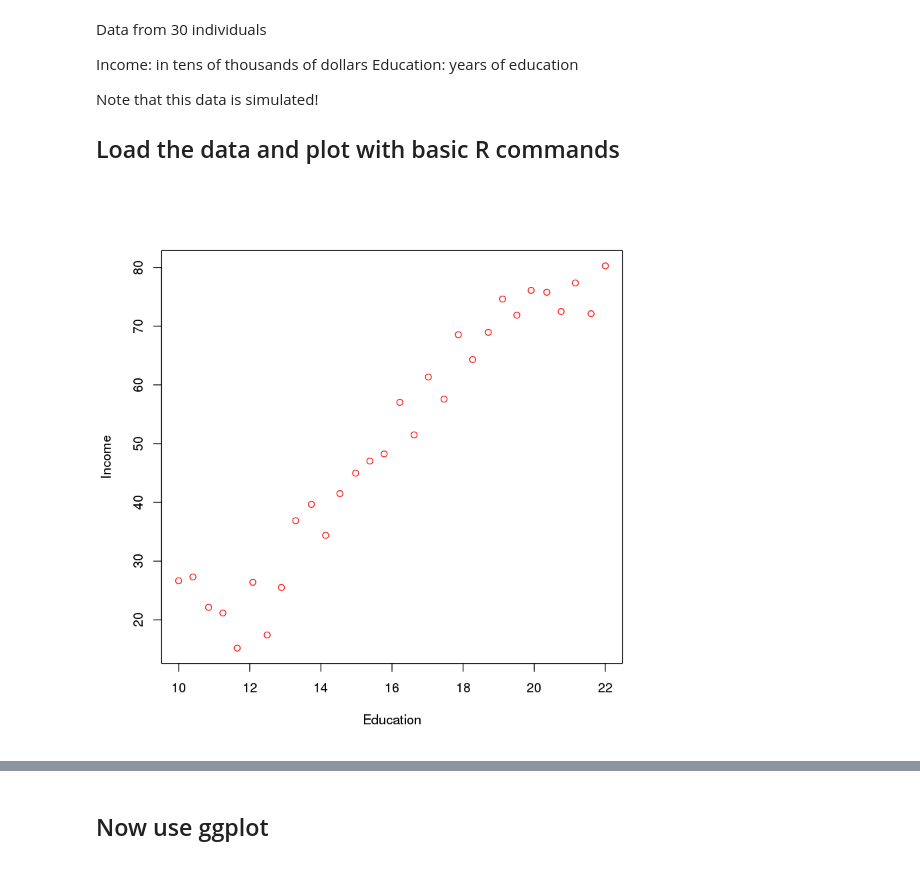
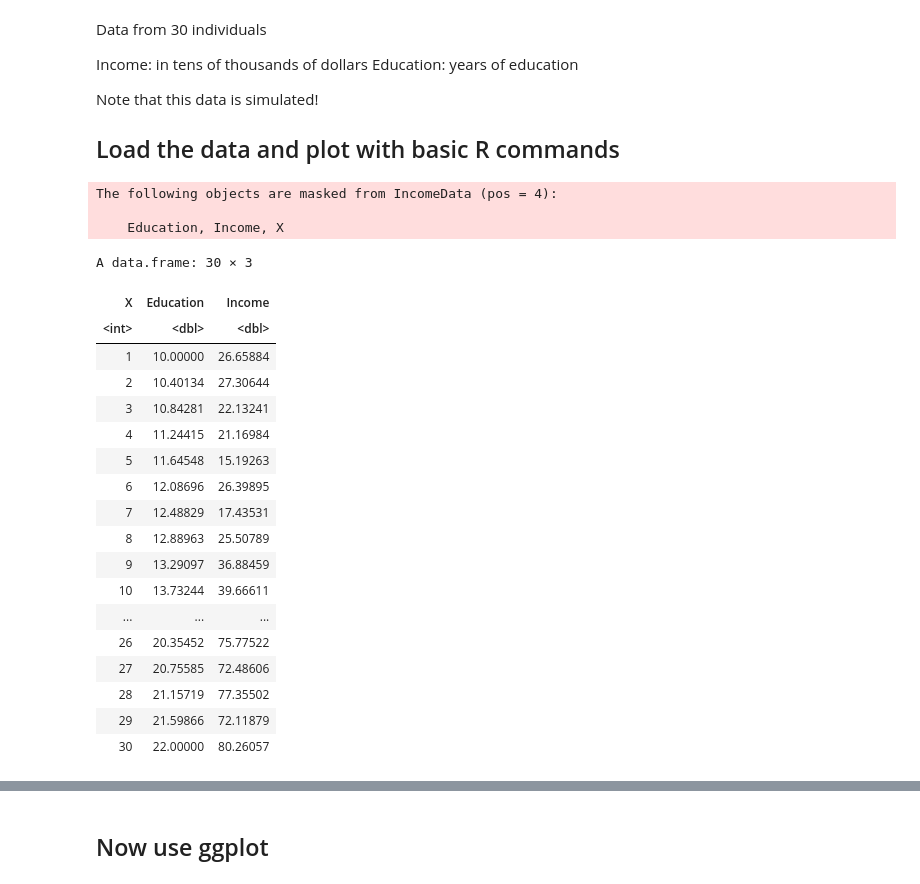
Before and after one commit to ummd/ummd.github.io, a Jupyter notebook: Teaching/Lecture1/Lecture1b.ipynb, the cells around one changed output, grey strips where cells are left out. Cells and saved outputs as stored; diff of their text form; code cells hidden in the pictures.

```diff
--- a/Teaching/Lecture1/Lecture1b.ipynb
+++ b/Teaching/Lecture1/Lecture1b.ipynb
@@ -10,9 +10,30 @@ Note that this data is simulated!
 
 ## Load the data and plot with basic R commands
 # %%
-IncomeData <- read.csv("~/rotman/RSM8512/Data/Income1.csv")
+IncomeData <- read.csv("https://ummd.github.io/Teaching/Data/Income1.csv")
 attach(IncomeData)
 
-plot(Education,Income,col='red')
+IncomeData
 # %% [output]
-[figure, removed]
+The following objects are masked from IncomeData (pos = 4):
+
+    Education, Income, X
+A data.frame: 30 × 3
+| X | Education | Income |
+| <int> | <dbl> | <dbl> |
+| 1 | 10.00000 | 26.65884 |
+| 2 | 10.40134 | 27.30644 |
+| 3 | 10.84281 | 22.13241 |
+| 4 | 11.24415 | 21.16984 |
+| 5 | 11.64548 | 15.19263 |
+| 6 | 12.08696 | 26.39895 |
+| 7 | 12.48829 | 17.43531 |
+| 8 | 12.88963 | 25.50789 |
+| 9 | 13.29097 | 36.88459 |
+| 10 | 13.73244 | 39.66611 |
+| ... | ... | ... |
+| 26 | 20.35452 | 75.77522 |
+| 27 | 20.75585 | 72.48606 |
+| 28 | 21.15719 | 77.35502 |
+| 29 | 21.59866 | 72.11879 |
+| 30 | 22.00000 | 80.26057 |
```
Also changed, not shown: parts of 1 cell of this notebook.
